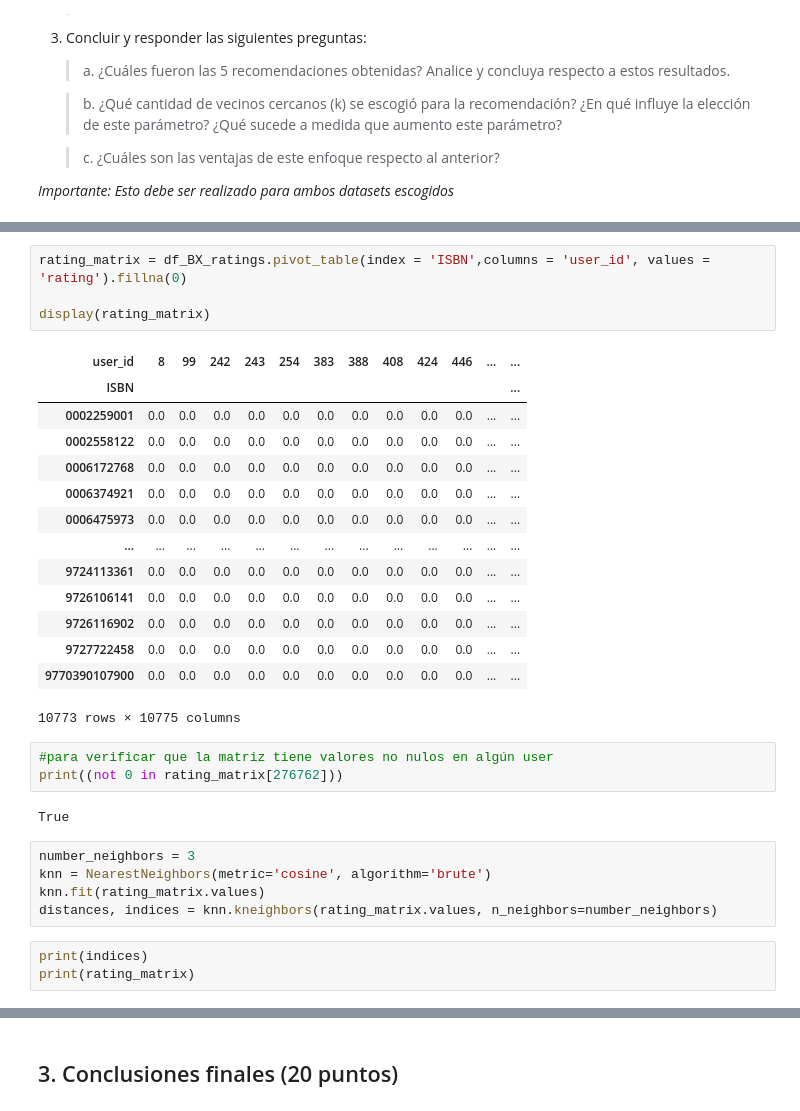
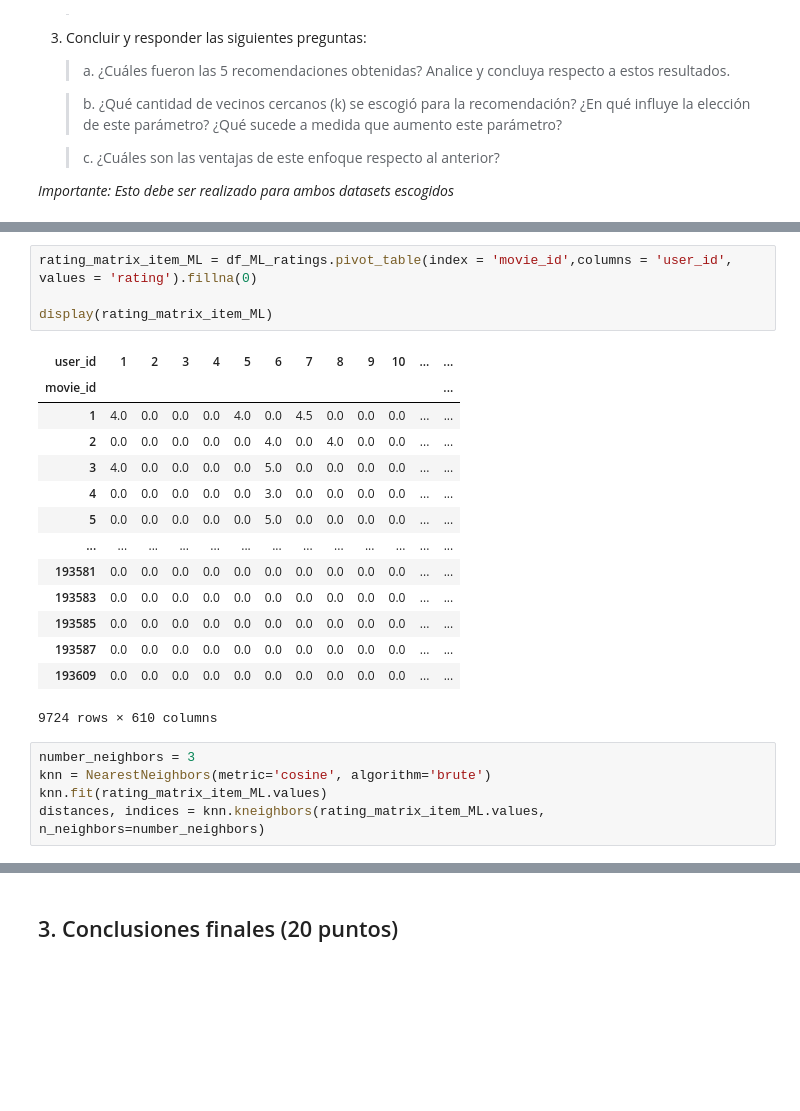
Before and after one commit to luciofondon98/Reconocimiento-de-Patrones-2021-1, a Jupyter notebook: Tarea 3/Tarea 3 - INF 479.ipynb, the cells around one changed output, grey strips where cells are left out. Drawn from its saved outputs; the diff is of its cells as text; blank space fills up the shorter version.

```diff
--- a/Tarea 3/Tarea 3 - INF 479.ipynb
+++ b/Tarea 3/Tarea 3 - INF 479.ipynb
@@ -369,34 +691,26 @@ Name: rating, Length: 10775, dtype: int64
 # %%
-rating_matrix = df_BX_ratings.pivot_table(index = 'ISBN',columns = 'user_id', values = 'rating').fillna(0)
+rating_matrix_item_ML = df_ML_ratings.pivot_table(index = 'movie_id',columns = 'user_id', values = 'rating').fillna(0)
 
-display(rating_matrix)
+display(rating_matrix_item_ML)
 # %% [output]
-| user_id | 8 | 99 | 242 | 243 | 254 | 383 | 388 | 408 | 424 | 446 | ... | ... |
-| ISBN |  |  |  |  |  |  |  |  |  |  |  | ... |
-| 0002259001 | 0.0 | 0.0 | 0.0 | 0.0 | 0.0 | 0.0 | 0.0 | 0.0 | 0.0 | 0.0 | ... | ... |
-| 0002558122 | 0.0 | 0.0 | 0.0 | 0.0 | 0.0 | 0.0 | 0.0 | 0.0 | 0.0 | 0.0 | ... | ... |
-| 0006172768 | 0.0 | 0.0 | 0.0 | 0.0 | 0.0 | 0.0 | 0.0 | 0.0 | 0.0 | 0.0 | ... | ... |
-| 0006374921 | 0.0 | 0.0 | 0.0 | 0.0 | 0.0 | 0.0 | 0.0 | 0.0 | 0.0 | 0.0 | ... | ... |
-| 0006475973 | 0.0 | 0.0 | 0.0 | 0.0 | 0.0 | 0.0 | 0.0 | 0.0 | 0.0 | 0.0 | ... | ... |
+| user_id | 1 | 2 | 3 | 4 | 5 | 6 | 7 | 8 | 9 | 10 | ... | ... |
+| movie_id |  |  |  |  |  |  |  |  |  |  |  | ... |
+| 1 | 4.0 | 0.0 | 0.0 | 0.0 | 4.0 | 0.0 | 4.5 | 0.0 | 0.0 | 0.0 | ... | ... |
+| 2 | 0.0 | 0.0 | 0.0 | 0.0 | 0.0 | 4.0 | 0.0 | 4.0 | 0.0 | 0.0 | ... | ... |
+| 3 | 4.0 | 0.0 | 0.0 | 0.0 | 0.0 | 5.0 | 0.0 | 0.0 | 0.0 | 0.0 | ... | ... |
+| 4 | 0.0 | 0.0 | 0.0 | 0.0 | 0.0 | 3.0 | 0.0 | 0.0 | 0.0 | 0.0 | ... | ... |
+| 5 | 0.0 | 0.0 | 0.0 | 0.0 | 0.0 | 5.0 | 0.0 | 0.0 | 0.0 | 0.0 | ... | ... |
 | ... | ... | ... | ... | ... | ... | ... | ... | ... | ... | ... | ... | ... |
-| 9724113361 | 0.0 | 0.0 | 0.0 | 0.0 | 0.0 | 0.0 | 0.0 | 0.0 | 0.0 | 0.0 | ... | ... |
-| 9726106141 | 0.0 | 0.0 | 0.0 | 0.0 | 0.0 | 0.0 | 0.0 | 0.0 | 0.0 | 0.0 | ... | ... |
-| 9726116902 | 0.0 | 0.0 | 0.0 | 0.0 | 0.0 | 0.0 | 0.0 | 0.0 | 0.0 | 0.0 | ... | ... |
-| 9727722458 | 0.0 | 0.0 | 0.0 | 0.0 | 0.0 | 0.0 | 0.0 | 0.0 | 0.0 | 0.0 | ... | ... |
-| 9770390107900 | 0.0 | 0.0 | 0.0 | 0.0 | 0.0 | 0.0 | 0.0 | 0.0 | 0.0 | 0.0 | ... | ... |
+| 193581 | 0.0 | 0.0 | 0.0 | 0.0 | 0.0 | 0.0 | 0.0 | 0.0 | 0.0 | 0.0 | ... | ... |
+| 193583 | 0.0 | 0.0 | 0.0 | 0.0 | 0.0 | 0.0 | 0.0 | 0.0 | 0.0 | 0.0 | ... | ... |
+| 193585 | 0.0 | 0.0 | 0.0 | 0.0 | 0.0 | 0.0 | 0.0 | 0.0 | 0.0 | 0.0 | ... | ... |
+| 193587 | 0.0 | 0.0 | 0.0 | 0.0 | 0.0 | 0.0 | 0.0 | 0.0 | 0.0 | 0.0 | ... | ... |
+| 193609 | 0.0 | 0.0 | 0.0 | 0.0 | 0.0 | 0.0 | 0.0 | 0.0 | 0.0 | 0.0 | ... | ... |
-10773 rows × 10775 columns
+9724 rows × 610 columns
-# %%
-#para verificar que la matriz tiene valores no nulos en algún user
-print((not 0 in rating_matrix[276762]))
-# %% [output]
-True
 # %%
 number_neighbors = 3
 knn = NearestNeighbors(metric='cosine', algorithm='brute')
-knn.fit(rating_matrix.values)
-distances, indices = knn.kneighbors(rating_matrix.values, n_neighbors=number_neighbors)
+knn.fit(rating_matrix_item_ML.values)
+distances, indices = knn.kneighbors(rating_matrix_item_ML.values, n_neighbors=number_neighbors)
-# %%
-print(indices)
-print(rating_matrix)
 # %%
 #recomendador de libros pero sin ingresar valores de usuario, falta ese paso
```
Also changed, not shown: parts of 52 cells of this notebook.
